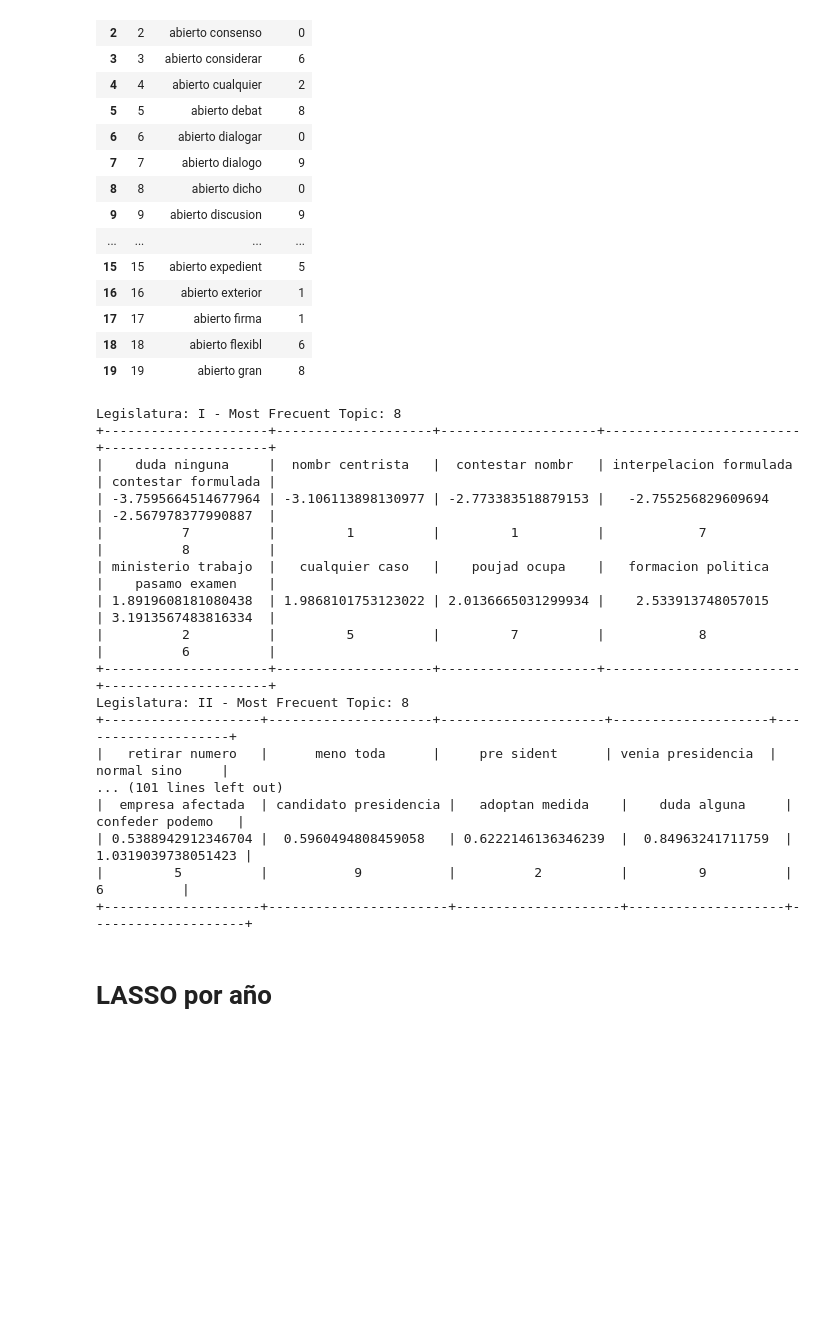
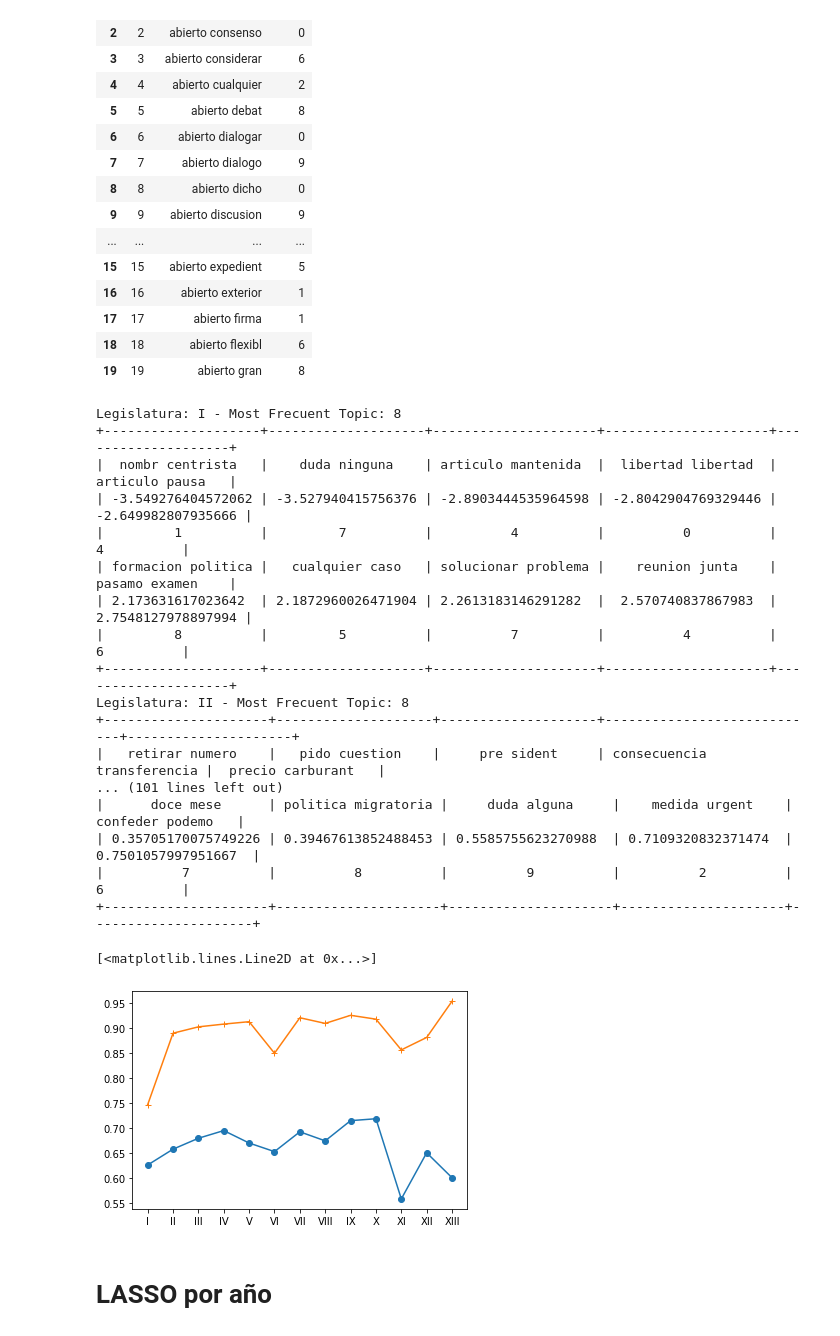
Before and after one commit to LCaravaggio/politext, a Jupyter notebook: GS.ipynb, the cells around one changed output. Saved outputs shown, nothing was run; the diff lists cells and outputs as text; code cells hidden in the pictures; blank space fills up the shorter version.

```diff
--- a/GS.ipynb
+++ b/GS.ipynb
@@ -207,7 +208,7 @@ frex_df=pd.DataFrame(frex(lda))
 # %%
 # Topic que presenta mayor FREX para cada bigrama
 d = []
-feature_names=vec.get_feature_names_out()
+feature_names=vect.get_feature_names_out()
 for n in enumerate(feature_names):
     d.append(
         {
@@ -239,43 +240,61 @@ bi_topic_frex.head(20)
 | 19 | 19 | abierto gran | 8 |
 # %%
 # Relevancia de bigramas en la predicción por legislatura
+from sklearn.model_selection import train_test_split
+from sklearn.metrics import f1_score
+
 tabla=[]
 legislaturas=['I', 'II', 'III', 'IV', 'V', 'VI', 'VII','VIII', 'IX', 'X', 'XI', 'XII','XIII']
 n=5
 
+macro=[]
+weighted=[]
+
+lr = LogisticRegression(penalty='l1', max_iter=50, solver='liblinear')
 cv=CountVectorizer(ngram_range=[2,2], stop_words=stopwords ,vocabulary=inter)
 
 for x in legislaturas:
-  base_year=base[base.legislatura==x]
-
-  vec = cv.fit(base_year['tokens'])
-  train_matrix = vec.fit_transform(base_year['tokens'])
-  lr = LogisticRegression(penalty='l1', max_iter=50, solver='liblinear')
-  lr.fit(train_matrix,base_year['party'])
-
-  features=[]
-  s=lr.coef_[0]
-
-  print(f"Legislatura: {x} - Most Frecuent Topic: {mode(bi_topic_frex['Topic'][argsort(s)])}")
-  print(tabulate([cv.get_feature_names_out()[argsort(s)[:n]], sorted(s)[:n],bi_topic_frex['Topic'][argsort(s)[:n]],cv.get_feature_names_out()[argsort(s)[-n:]], sorted(s)[-n:],  bi_topic_frex['Topic'][argsort(s)[-n:]]], tablefmt='pretty'))
+  try:
+    base_year=base[base.legislatura==x]
+    X_train, X_test, y_train, y_test = train_test_split(base_year.loc[:, base_year.columns != 'party'], base_year['party'], test_size=0.33, random_state=42)
+    train_matrix = vect.fit_transform(X_train['tokens'])
+    test_matrix = vect.transform(X_test['tokens'])
+    lr.fit(train_matrix,y_train)
+    predictions = lr.predict(test_matrix )
+    macro.append(f1_score(predictions,y_test, average='macro'))
+    weighted.append(f1_score(predictions,y_test, average='weighted'))
+    s=lr.coef_[0]
+    print(f"Legislatura: {x} - Most Frecuent Topic: {mode(bi_topic_frex['Topic'][argsort(s)])}")
+    print(tabulate([cv.get_feature_names_out()[argsort(s)[:n]], sorted(s)[:n],bi_topic_frex['Topic'][argsort(s)[:n]],cv.get_feature_names_out()[argsort(s)[-n:]], sorted(s)[-n:],  bi_topic_frex['Topic'][argsort(s)[-n:]]], tablefmt='pretty'))
+  except:
+    macro.append(np.nan)
+    weighted.append(np.nan)
 # %% [output]
 Legislatura: I - Most Frecuent Topic: 8
-+---------------------+--------------------+--------------------+-------------------------+---------------------+
-|    duda ninguna     |  nombr centrista   |  contestar nombr   | interpelacion formulada | contestar formulada |
-| -3.7595664514677964 | -3.106113898130977 | -2.773383518879153 |   -2.755256829609694    | -2.567978377990887  |
-|          7          |         1          |         1          |            7            |          8          |
-| ministerio trabajo  |   cualquier caso   |    poujad ocupa    |   formacion politica    |    pasamo examen    |
-| 1.8919608181080438  | 1.9868101753123022 | 2.0136665031299934 |    2.533913748057015    | 3.1913567483816334  |
-|          2          |         5          |         7          |            8            |          6          |
-+---------------------+--------------------+--------------------+-------------------------+---------------------+
++--------------------+--------------------+---------------------+---------------------+--------------------+
+|  nombr centrista   |    duda ninguna    | articulo mantenida  |  libertad libertad  |   articulo pausa   |
+| -3.549276404572062 | -3.527940415756376 | -2.8903444535964598 | -2.8042904769329446 | -2.649982807935666 |
+|         1          |         7          |          4          |          0          |         4          |
+| formacion politica |   cualquier caso   | solucionar problema |    reunion junta    |   pasamo examen    |
+| 2.173631617023642  | 2.1872960026471904 | 2.2613183146291282  |  2.570740837867983  | 2.7548127978897994 |
+|         8          |         5          |          7          |          4          |         6          |
++--------------------+--------------------+---------------------+---------------------+--------------------+
 Legislatura: II - Most Frecuent Topic: 8
-+--------------------+---------------------+---------------------+--------------------+--------------------+
-|   retirar numero   |      meno toda      |     pre sident      | venia presidencia  |    normal sino     |
++---------------------+--------------------+--------------------+----------------------------+---------------------+
+|   retirar numero    |   pido cuestion    |     pre sident     | consecuencia transferencia |  precio carburant   |
 ... (101 lines left out)
-|  empresa afectada  | candidato presidencia |   adoptan medida    |    duda alguna     |  confeder podemo   |
-| 0.5388942912346704 |  0.5960494808459058   | 0.6222146136346239  |  0.84963241711759  | 1.0319039738051423 |
-|         5          |           9           |          2          |         9          |         6          |
-+--------------------+-----------------------+---------------------+--------------------+--------------------+
+|      doce mese      | politica migratoria |     duda alguna     |    medida urgent    |   confeder podemo   |
+| 0.35705170075749226 | 0.39467613852488453 | 0.5585755623270988  | 0.7109320832371474  | 0.7501057997951667  |
+|          7          |          8          |          9          |          2          |          6          |
++---------------------+---------------------+---------------------+---------------------+---------------------+
+# %%
+# Yo entiendo que el resultado relevante es el macro, porque considera el desbalance de clases
+import matplotlib.pyplot as plt
+plt.plot(legislaturas, macro, marker='o')
+plt.plot(legislaturas, weighted, marker='+')
+# %% [output]
+[<matplotlib.lines.Line2D at 0x...>]
+[figure, added]
 # %% [markdown]
 # LASSO por año
 # %%
```
Also changed, not shown: parts of 5 cells of this notebook.
